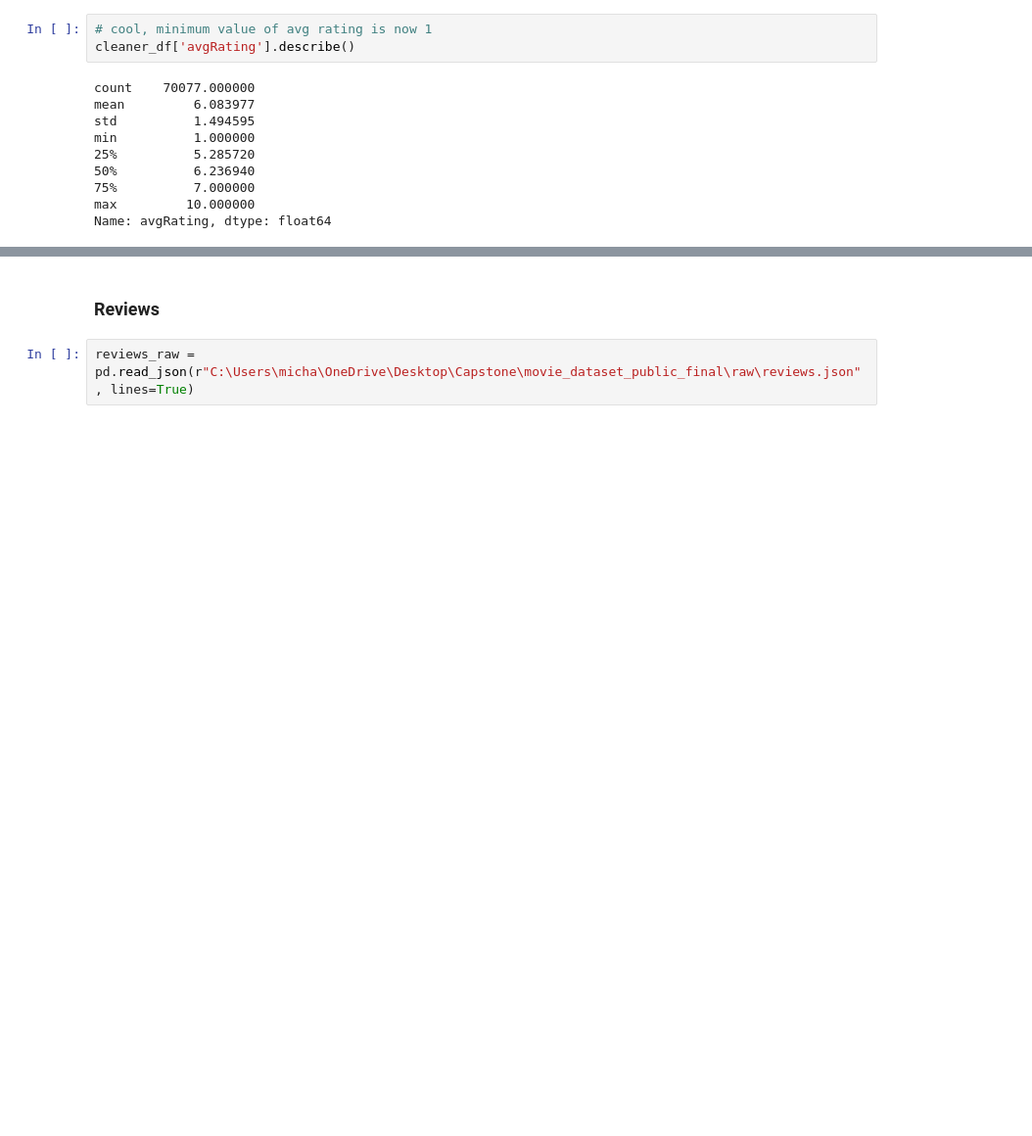
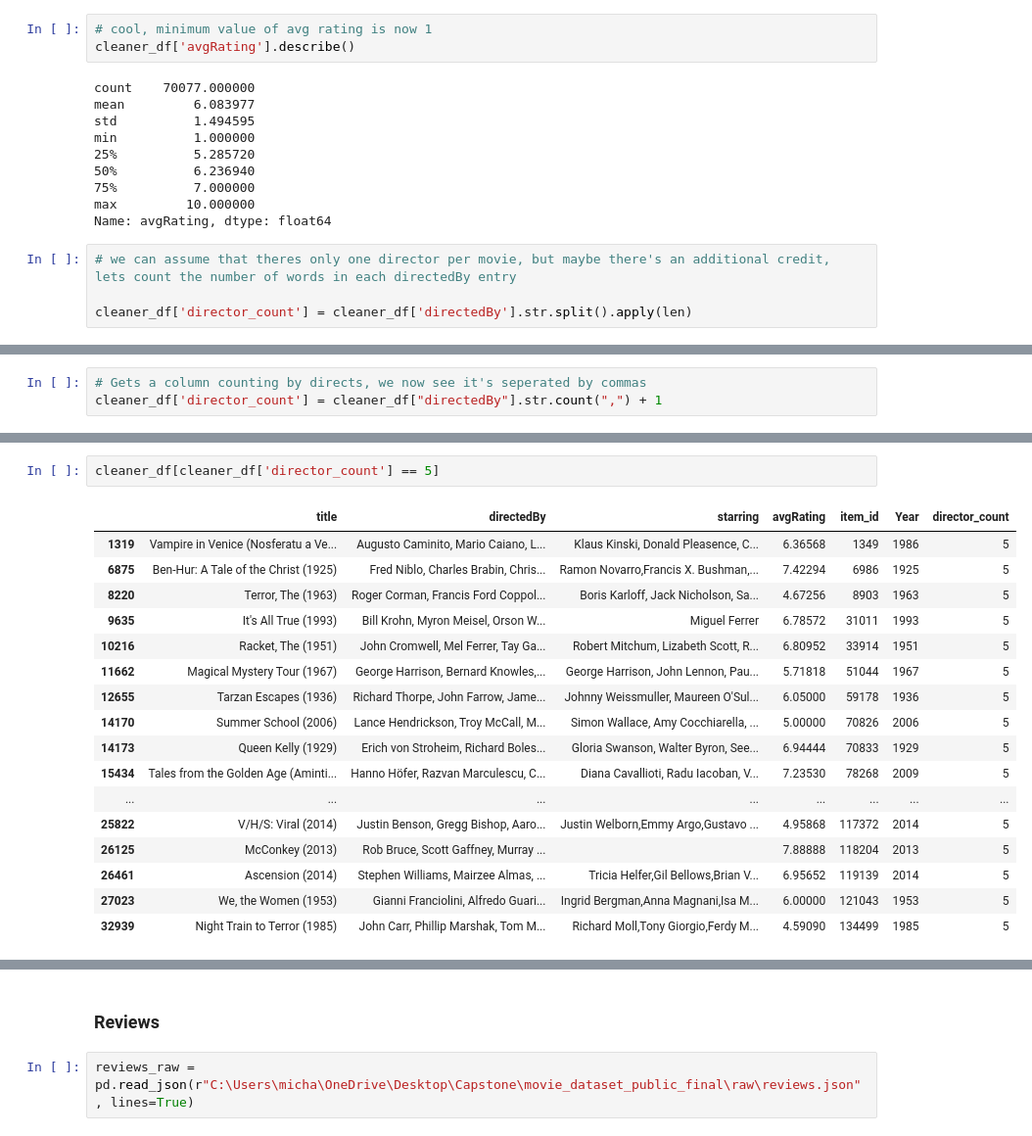
Before and after one commit to MichaelRong97/NLP-for-Improved-Movie-Rating-Predictions, a Jupyter notebook: Capstone Work File.ipynb, the cells around one changed output, grey strips where cells are left out. Shown at 98% size. Saved outputs shown, nothing was run; the diff lists cells and outputs as text; blank space fills up the shorter version.

```diff
--- a/Capstone Work File.ipynb
+++ b/Capstone Work File.ipynb
@@ -286,3 +288,7 @@ min          1.000000
 75%          7.000000
 max         10.000000
 Name: avgRating, dtype: float64
+# %%
+# we can assume that theres only one director per movie, but maybe there's an additional credit, lets count the number of words in each directedBy entry
+
+cleaner_df['director_count'] = cleaner_df['directedBy'].str.split().apply(len)
@@ -288,0 +337,3 @@ Name: avgRating, dtype: float64
+# %%
+# Gets a column counting by directs, we now see it's seperated by commas
+cleaner_df['director_count'] = cleaner_df["directedBy"].str.count(",") + 1
@@ -288,0 +369,20 @@ Name: avgRating, dtype: float64
+# %%
+cleaner_df[cleaner_df['director_count'] == 5]
+# %% [output]
+|  | title | directedBy | starring | avgRating | item_id | Year | director_count |
+| 1319 | Vampire in Venice (Nosferatu a Ve... | Augusto Caminito, Mario Caiano, L... | Klaus Kinski, Donald Pleasence, C... | 6.36568 | 1349 | 1986 | 5 |
+| 6875 | Ben-Hur: A Tale of the Christ (1925) | Fred Niblo, Charles Brabin, Chris... | Ramon Novarro,Francis X. Bushman,... | 7.42294 | 6986 | 1925 | 5 |
+| 8220 | Terror, The (1963) | Roger Corman, Francis Ford Coppol... | Boris Karloff, Jack Nicholson, Sa... | 4.67256 | 8903 | 1963 | 5 |
+| 9635 | It's All True (1993) | Bill Krohn, Myron Meisel, Orson W... | Miguel Ferrer | 6.78572 | 31011 | 1993 | 5 |
+| 10216 | Racket, The (1951) | John Cromwell, Mel Ferrer, Tay Ga... | Robert Mitchum, Lizabeth Scott, R... | 6.80952 | 33914 | 1951 | 5 |
+| 11662 | Magical Mystery Tour (1967) | George Harrison, Bernard Knowles,... | George Harrison, John Lennon, Pau... | 5.71818 | 51044 | 1967 | 5 |
+| 12655 | Tarzan Escapes (1936) | Richard Thorpe, John Farrow, Jame... | Johnny Weissmuller, Maureen O'Sul... | 6.05000 | 59178 | 1936 | 5 |
+| 14170 | Summer School (2006) | Lance Hendrickson, Troy McCall, M... | Simon Wallace, Amy Cocchiarella, ... | 5.00000 | 70826 | 2006 | 5 |
+| 14173 | Queen Kelly (1929) | Erich von Stroheim, Richard Boles... | Gloria Swanson, Walter Byron, See... | 6.94444 | 70833 | 1929 | 5 |
+| 15434 | Tales from the Golden Age (Aminti... | Hanno Höfer, Razvan Marculescu, C... | Diana Cavallioti, Radu Iacoban, V... | 7.23530 | 78268 | 2009 | 5 |
+| ... | ... | ... | ... | ... | ... | ... | ... |
+| 25822 | V/H/S: Viral (2014) | Justin Benson, Gregg Bishop, Aaro... | Justin Welborn,Emmy Argo,Gustavo ... | 4.95868 | 117372 | 2014 | 5 |
+| 26125 | McConkey (2013) | Rob Bruce, Scott Gaffney, Murray ... |  | 7.88888 | 118204 | 2013 | 5 |
+| 26461 | Ascension (2014) | Stephen Williams, Mairzee Almas, ... | Tricia Helfer,Gil Bellows,Brian V... | 6.95652 | 119139 | 2014 | 5 |
+| 27023 | We, the Women (1953) | Gianni Franciolini, Alfredo Guari... | Ingrid Bergman,Anna Magnani,Isa M... | 6.00000 | 121043 | 1953 | 5 |
+| 32939 | Night Train to Terror (1985) | John Carr, Phillip Marshak, Tom M... | Richard Moll,Tony Giorgio,Ferdy M... | 4.59090 | 134499 | 1985 | 5 |
```
Also changed, not shown: parts of 23 cells of this notebook.
